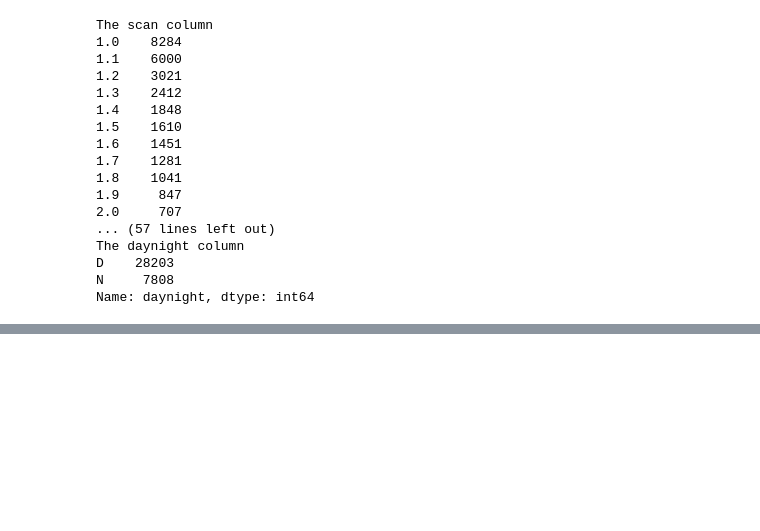
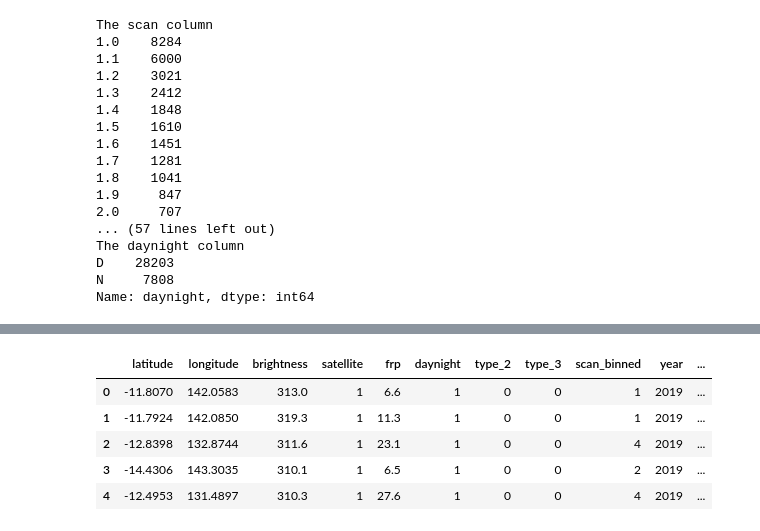
Before and after one commit to Dpakkk/fire_prediction, a Jupyter notebook: prediction_fire.ipynb, the cells around one changed output, grey strips where cells are left out. Cells and saved outputs as stored; diff of their text form; code cells hidden in the pictures; blank space fills up the shorter version.

```diff
--- a/prediction_fire.ipynb
+++ b/prediction_fire.ipynb
@@ -208,0 +243,9 @@ forest['scan_binned'] = pd.cut(forest['scan'], bins=bins, labels=labels)
+# %%
+fin.head()
+# %% [output]
+|  | latitude | longitude | brightness | satellite | frp | daynight | type_2 | type_3 | scan_binned | year | ... |
+| 0 | -11.8070 | 142.0583 | 313.0 | 1 | 6.6 | 1 | 0 | 0 | 1 | 2019 | ... |
+| 1 | -11.7924 | 142.0850 | 319.3 | 1 | 11.3 | 1 | 0 | 0 | 1 | 2019 | ... |
+| 2 | -12.8398 | 132.8744 | 311.6 | 1 | 23.1 | 1 | 0 | 0 | 4 | 2019 | ... |
+| 3 | -14.4306 | 143.3035 | 310.1 | 1 | 6.5 | 1 | 0 | 0 | 2 | 2019 | ... |
+| 4 | -12.4953 | 131.4897 | 310.3 | 1 | 27.6 | 1 | 0 | 0 | 4 | 2019 | ... |
```
Also changed, not shown: parts of 28 cells of this notebook.
